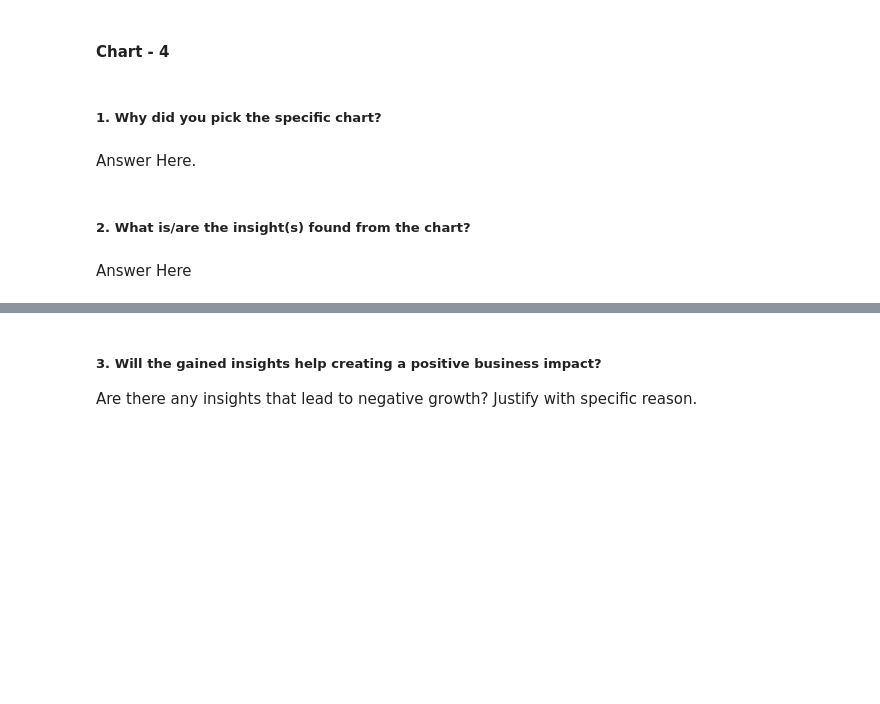
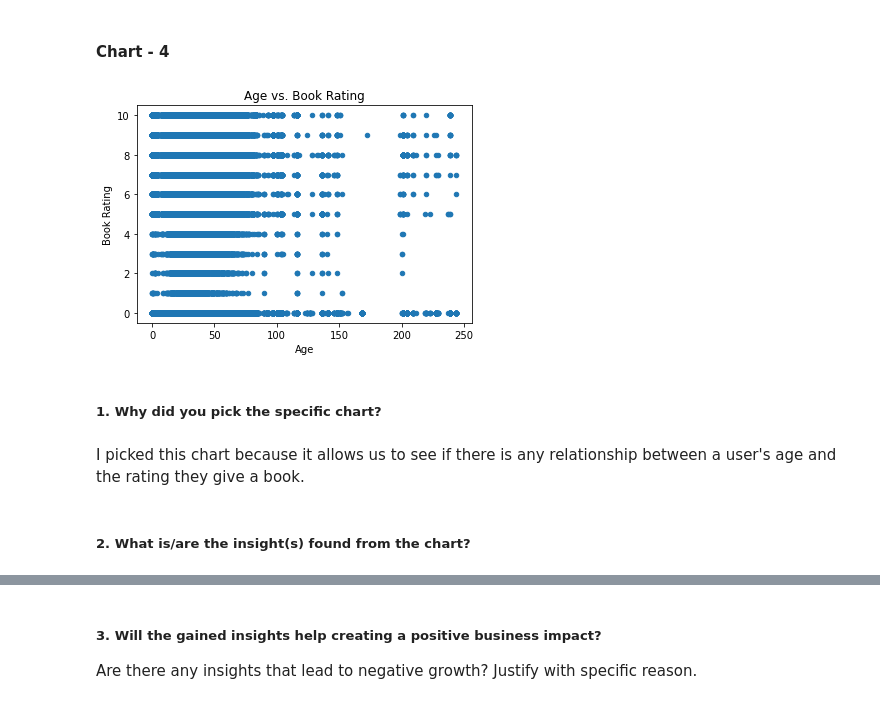
Before and after one commit to amoghpai17/BOOK_RECOMMENDATION, a Jupyter notebook: BOOK_RECOMMENDATION.ipynb, the cells around one changed output, grey strips where cells are left out. Cells and saved outputs as stored; diff of their text form; code cells hidden in the pictures; blank space fills up the shorter version.

```diff
--- a/BOOK_RECOMMENDATION.ipynb
+++ b/BOOK_RECOMMENDATION.ipynb
@@ -480,8 +540,17 @@ Answer Here
+# %%
+# Chart - 4 visualization code
+# Scatter plot of user age vs. book rating
+merged_df = pd.merge(rating_df, user_df, on="userID")
+merged_df.plot(kind="scatter", x="Age", y="BookRating")
+plt.xlabel("Age")
+plt.ylabel("Book Rating")
+plt.title("Age vs. Book Rating")
+plt.show()
+# %% [output]
+[figure, added]
 # %% [markdown]
 ##### 1. Why did you pick the specific chart?
-# %% [markdown]
-Answer Here.
+# %% [markdown]
+I picked this chart because it allows us to see if there is any relationship between a user's age and the rating they give a book.
 # %% [markdown]
 ##### 2. What is/are the insight(s) found from the chart?
-# %% [markdown]
-Answer Here
```
Also changed, not shown: parts of 119 cells of this notebook.
